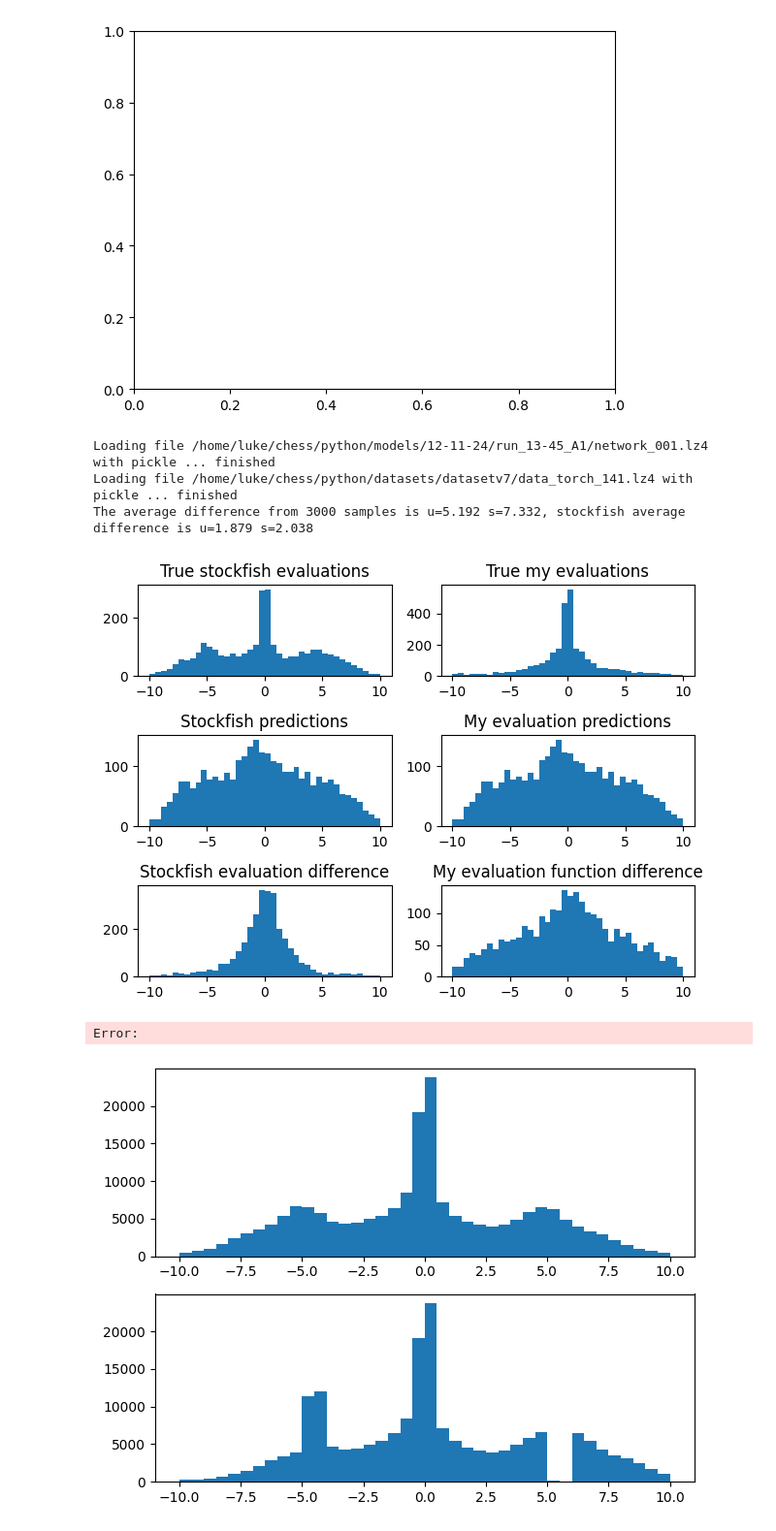
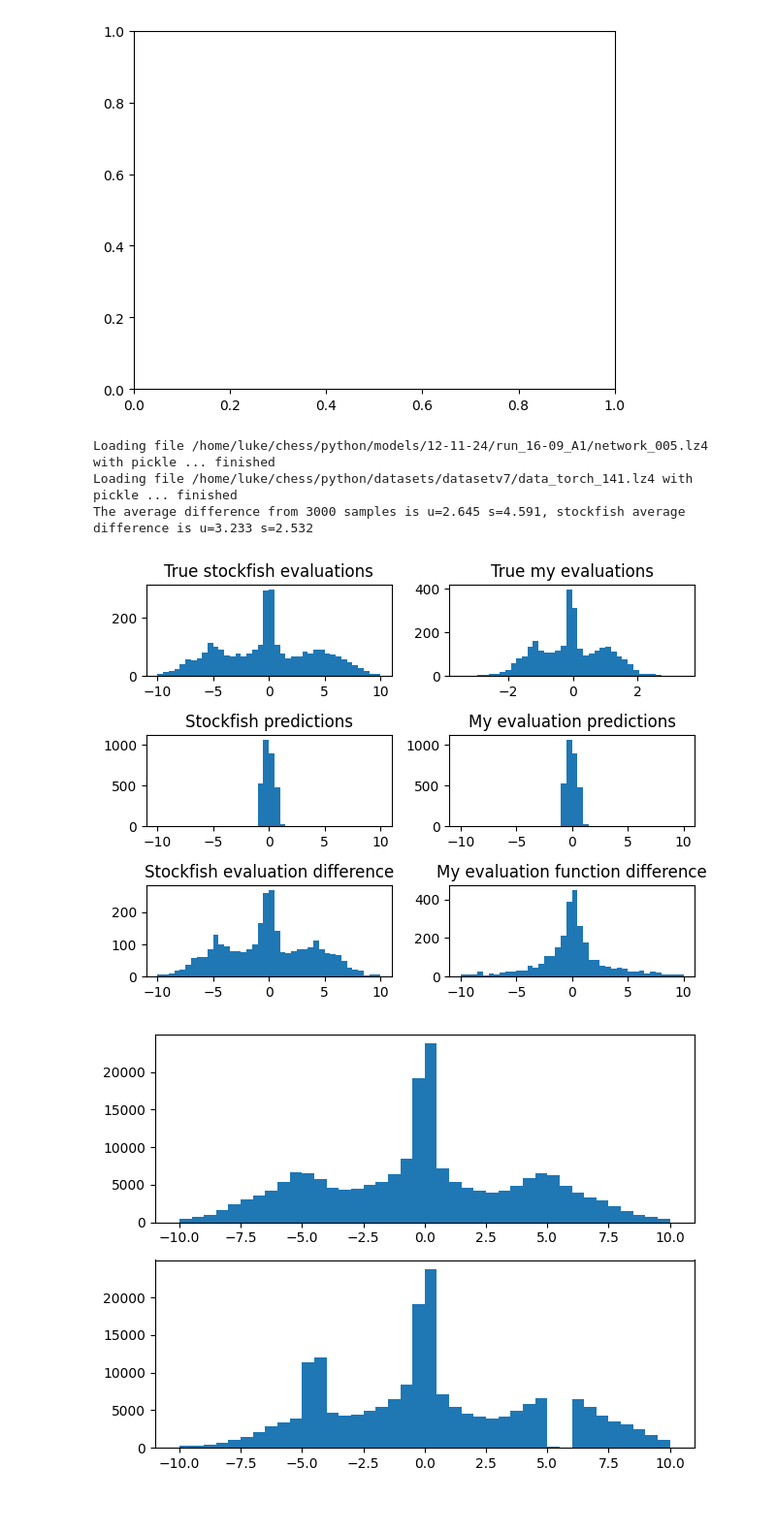
Before and after one commit to lukebeddow/chess, a Jupyter notebook: python/explore_data.ipynb, the cells around one changed output. Shown: that part at 97% size. Cells and saved outputs as stored; diff of their text form; code cells hidden in the pictures.

```diff
--- a/python/explore_data.ipynb
+++ b/python/explore_data.ipynb
@@ -88,7 +88,7 @@ if savenew:
       datasaver.save(file_name, dataset)
     if prevent_duplicates: seen_values = dataset.seen_values
 # %%
-savenew_randomised = True
+savenew_randomised = False
 
 if savenew_randomised:
 
@@ -1177,19 +1104,38 @@ else:
   # True max = 23.927, true mean = -0.240, average std = 0.355
   norm_factors = [23.927, -0.240, 0.355]
 # %%
+# def normalise_data(data, factors):
+#   """
+#   Normalise data based on [max, mean, std]
+#   """
+#   max, mean, std = factors
+#   return ((data - mean) / std) / max
+
+# def denormalise_data(data, factors):
+#   """
+#   Undo normalisation based on [max, mean, std]
+#   """
+#   max, mean, std = factors
+#   return (data * max * std) + mean
+
 def normalise_data(data, factors):
   """
   Normalise data based on [max, mean, std]
   """
-  max, mean, std = factors
-  return ((data - mean) / std) / max
+
+  # max, mean, std = self.norm_factors[:3]
+
+  clip, mean, std = factors
+  data = torch.clip(data, min=-clip, max=clip)
+  data = ((data - mean) / std)
+  return data
 
 def denormalise_data(data, factors):
   """
   Undo normalisation based on [max, mean, std]
   """
-  max, mean, std = factors
-  return (data * max * std) + mean
+  clip, mean, std = factors
+  return (data * std) + mean
 
 def train_procedure(net, dataname, dataloader, data_inds, norm_factors,
                     epochs=1, lr=1e-7, device="cuda", batch_size=64,
@@ -1341,7 +1287,7 @@ if loadexisting:
     trained_net = modelloader.load("chessnet_model", id=None)
   else:
     group = "12-11-24"
-    run = "run_13-45_A1"
+    run = "run_16-09_A1"
     modelloader = ModelSaver(f"/home/luke/chess/python/models/{group}/{run}")
     trained_net = modelloader.load("network", id=None)
 
@@ -1365,6 +1311,7 @@ if rand:
 
 factors = [7, 0, 2.159]
 factors = [10, 0, 4]
+# factors = [15, 0.11, 4.369]
 
 my_pred_vec = []
 sf_pred_vec = []
@@ -1434,38 +1381,41 @@ for i in inds:
 
 diff_sf = np.array(sf_diff_vec)
 mean_sf_diff = np.mean(np.abs(diff_sf))
 std_sf_diff = np.std(np.abs(diff_sf))
 
 diff_my = np.array(my_diff_vec)
 mean_my_diff = np.mean(np.abs(diff_my))
 std_my_diff = np.std(diff_my)
 
 sf_vec = np.array(sf_vec)
 
 print(f"The average difference from {n} samples is u={mean_my_diff:.3f} s={std_my_diff:.3f}, stockfish average difference is u={mean_sf_diff:.3f} s={std_sf_diff:.3f}")
 
 fig, axs = plt.subplots(3, 2)
 # axs[0].hist(evals.detach().to("cpu").numpy(), bins=40, range=(-10, 10))
+
+norm = normalise_data(torch.tensor(sf_vec), factors=[15, 0.11, 4.37])
+norm = norm.detach().numpy()
+
 axs[0][0].hist(sf_vec, bins=40, range=(-10, 10))
 axs[1][0].hist(sf_pred_vec, bins=40, range=(-10, 10))
 axs[2][0].hist(diff_sf, bins=40, range=(-10, 10))
-axs[0][1].hist(my_vec, bins=40, range=(-10, 10))
+axs[0][1].hist(norm, bins=40)
 axs[1][1].hist(my_pred_vec, bins=40, range=(-10, 10))
 axs[2][1].hist(diff_my, bins=40, range=(-10, 10))
 axs[0][0].set_title("True stockfish evaluations")
 axs[1][0].set_title("Stockfish predictions")
 axs[2][0].set_title("Stockfish evaluation difference")
 axs[0][1].set_title("True my evaluations")
 axs[1][1].set_title("My evaluation predictions")
 axs[2][1].set_title("My evaluation function difference")
 fig.tight_layout()
 plt.show()
 # %% [output]
-Loading file /home/luke/chess/python/models/12-11-24/run_13-45_A1/network_001.lz4 with pickle ... finished
+Loading file /home/luke/chess/python/models/12-11-24/run_16-09_A1/network_005.lz4 with pickle ... finished
 Loading file /home/luke/chess/python/datasets/datasetv7/data_torch_141.lz4 with pickle ... finished
-The average difference from 3000 samples is u=5.192 s=7.332, stockfish average difference is u=1.879 s=2.038
+The average difference from 3000 samples is u=2.645 s=4.591, stockfish average difference is u=3.233 s=2.532
-[figure, old version]
+[figure, new version]
-Error:
 # %%
 np_evals = evals.detach().to("cpu").numpy()
 shifted_evals = np.copy(np_evals)
```
Also changed, not shown: parts of 5 cells of this notebook, 1 other file.
